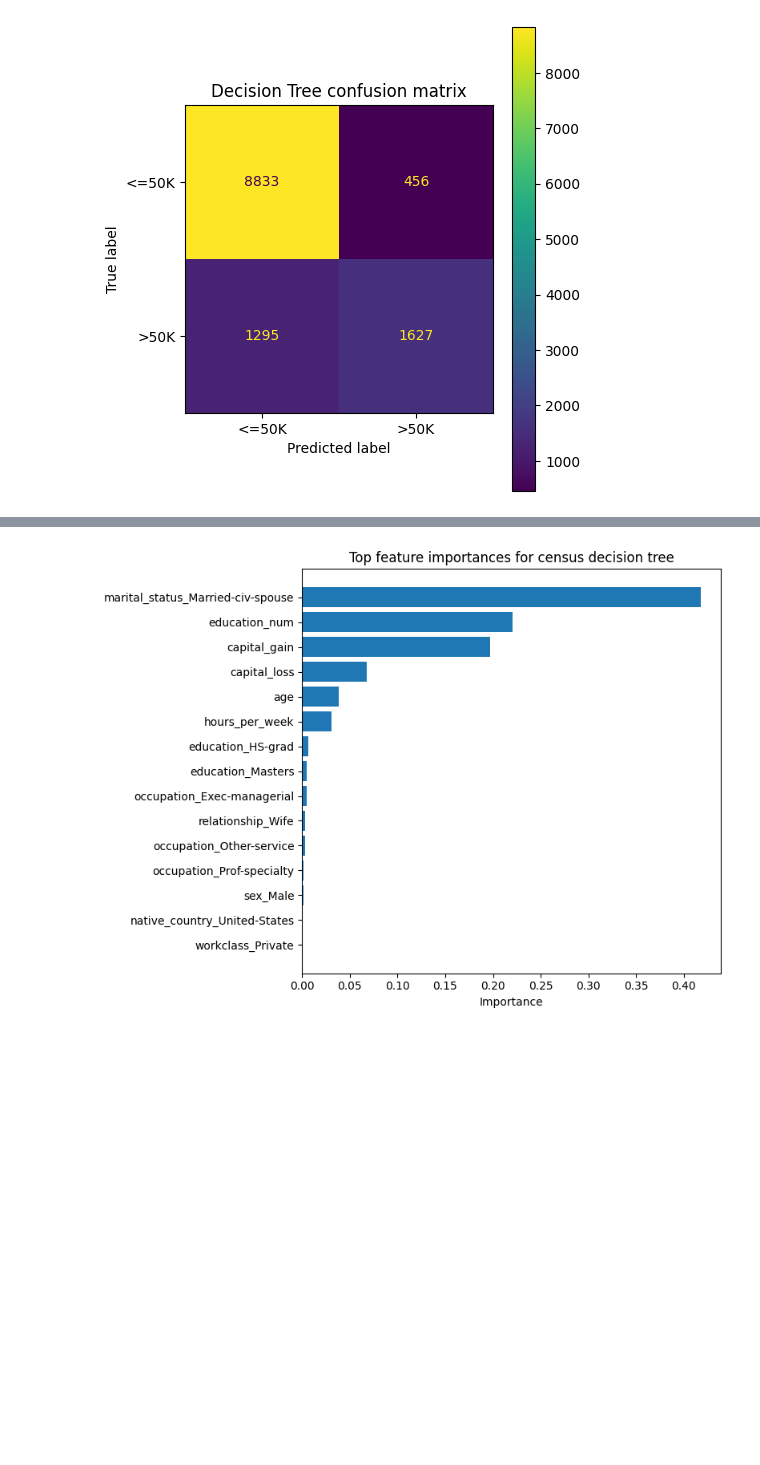
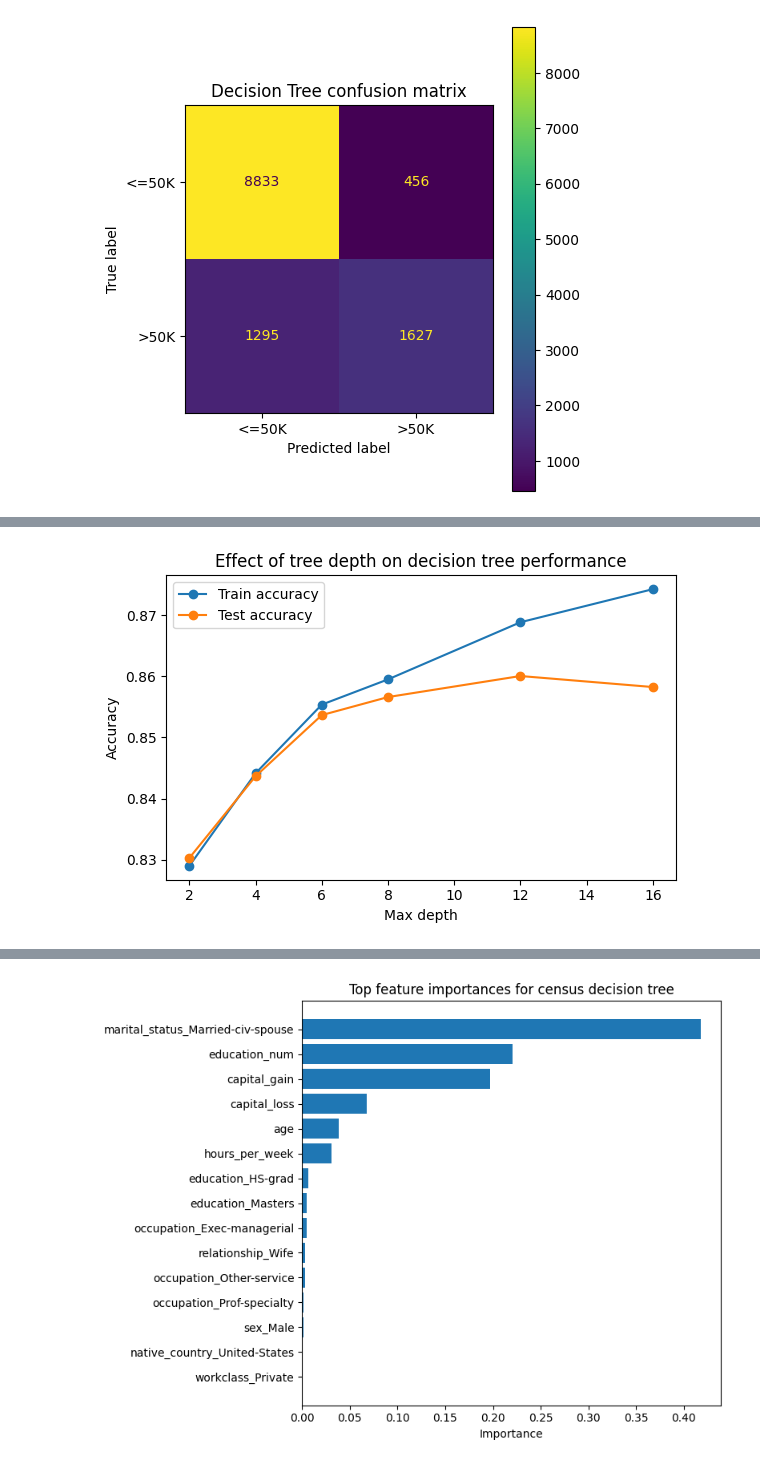
Before and after one commit to mk251-stack/INDE-577-Final-Project, a Jupyter notebook: examples/Supervised_Learning/Decision_Trees/Decision_Trees.ipynb, the cells around one changed output, grey strips where cells are left out. Drawn from its saved outputs; the diff is of its cells as text; code cells hidden in the pictures; blank space fills up the shorter version.

```diff
--- a/examples/Supervised_Learning/Decision_Trees/Decision_Trees.ipynb
+++ b/examples/Supervised_Learning/Decision_Trees/Decision_Trees.ipynb
@@ -112,0 +156,32 @@ plt.show()
+# %%
+depths = [2, 4, 6, 8, 12, 16]
+train_acc = []
+test_acc = []
+
+for d in depths:
+    model = dt.train_decision_tree_classifier(
+        X_train,
+        y_train,
+        max_depth=d,
+        min_samples_split=20,
+        min_samples_leaf=10,
+        random_state=42,
+    )
+
+    train_pred = model.predict(X_train)
+    test_pred = model.predict(X_test)
+
+    train_acc.append(accuracy_score(y_train, train_pred))
+    test_acc.append(accuracy_score(y_test, test_pred))
+
+plt.figure(figsize=(6, 4))
+plt.plot(depths, train_acc, marker="o", label="Train accuracy")
+plt.plot(depths, test_acc, marker="o", label="Test accuracy")
+plt.xlabel("Max depth")
+plt.ylabel("Accuracy")
+plt.title("Effect of tree depth on decision tree performance")
+plt.legend()
+plt.tight_layout()
+plt.show()
+# %% [output]
+[figure, added]
```
Also changed, not shown: parts of 12 cells of this notebook, 8 other files.
